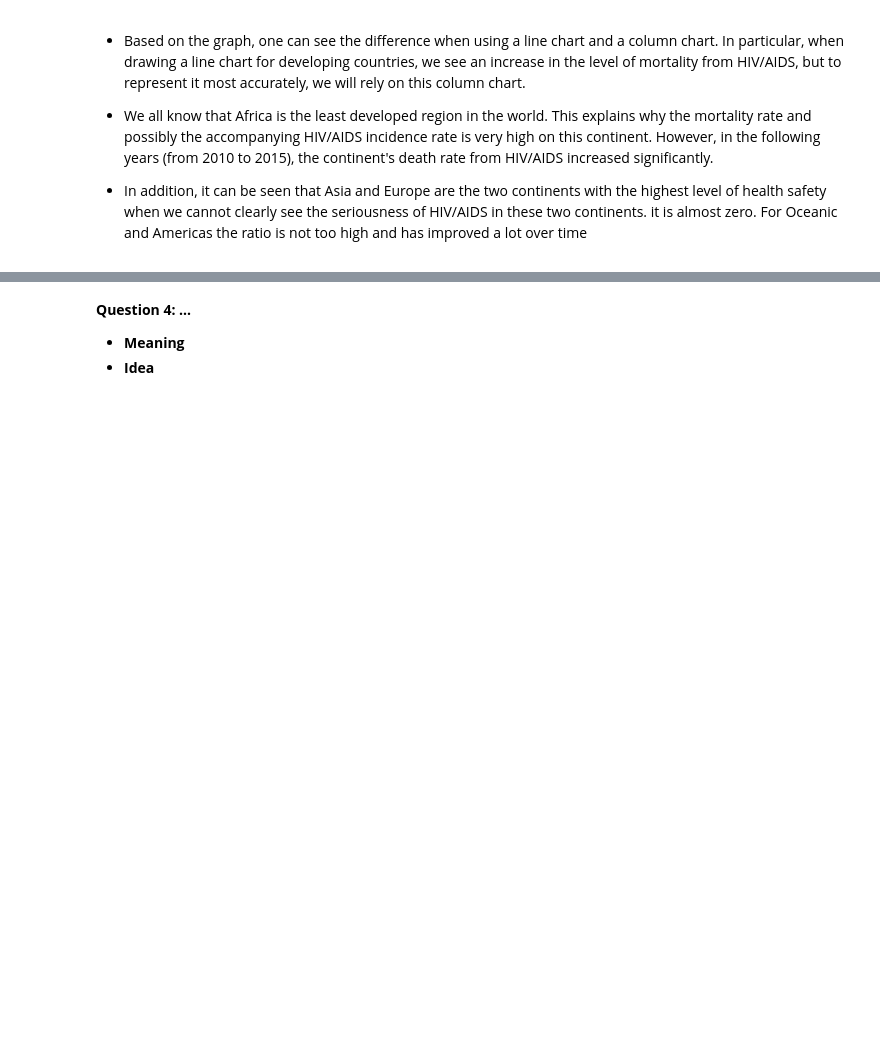
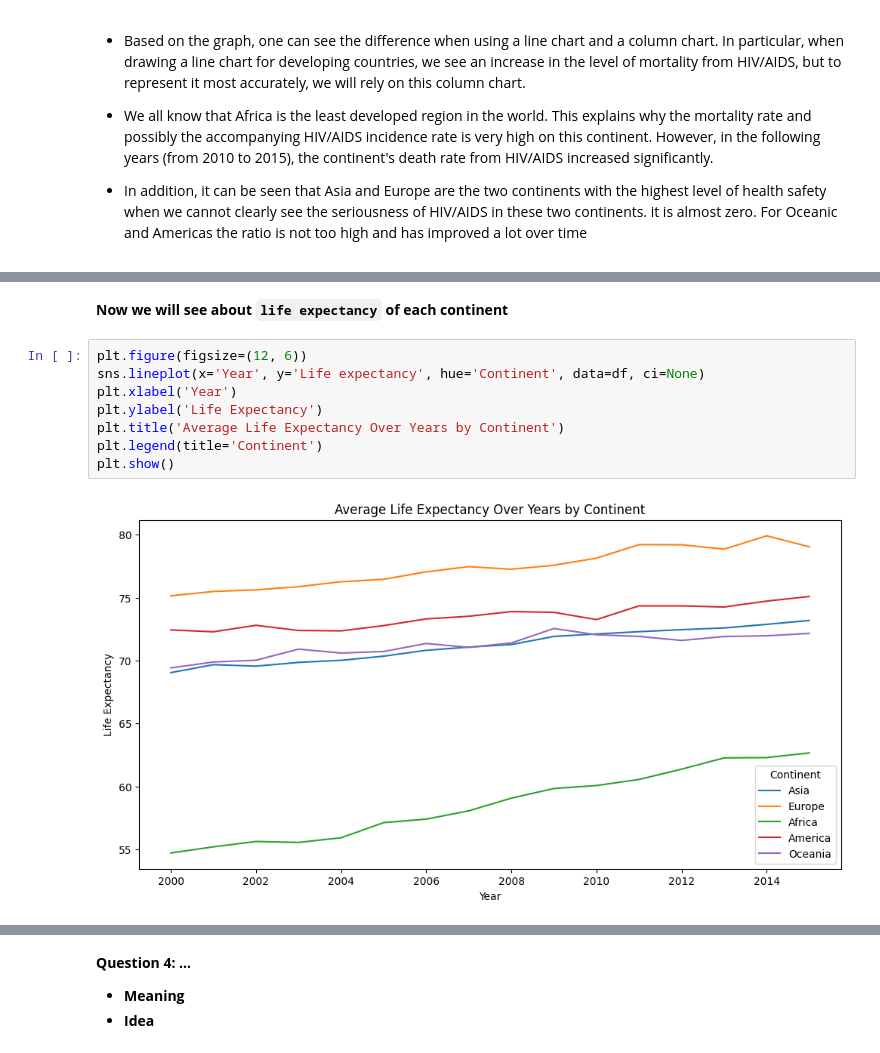
Before and after one commit to huyban2003/P4DS, a Jupyter notebook: Notebook.ipynb, the cells around one changed output, grey strips where cells are left out. Saved outputs shown, nothing was run; the diff lists cells and outputs as text; blank space fills up the shorter version.

```diff
--- a/Notebook.ipynb
+++ b/Notebook.ipynb
@@ -608,0 +669,12 @@ plt.show()
+# %% [markdown]
+**Now we will see about ``life expectancy`` of each continent**
+# %%
+plt.figure(figsize=(12, 6))
+sns.lineplot(x='Year', y='Life expectancy', hue='Continent', data=df, ci=None)
+plt.xlabel('Year')
+plt.ylabel('Life Expectancy')
+plt.title('Average Life Expectancy Over Years by Continent')
+plt.legend(title='Continent')
+plt.show()
+# %% [output]
+[figure, added]
```
Also changed, not shown: parts of 19 cells of this notebook.
